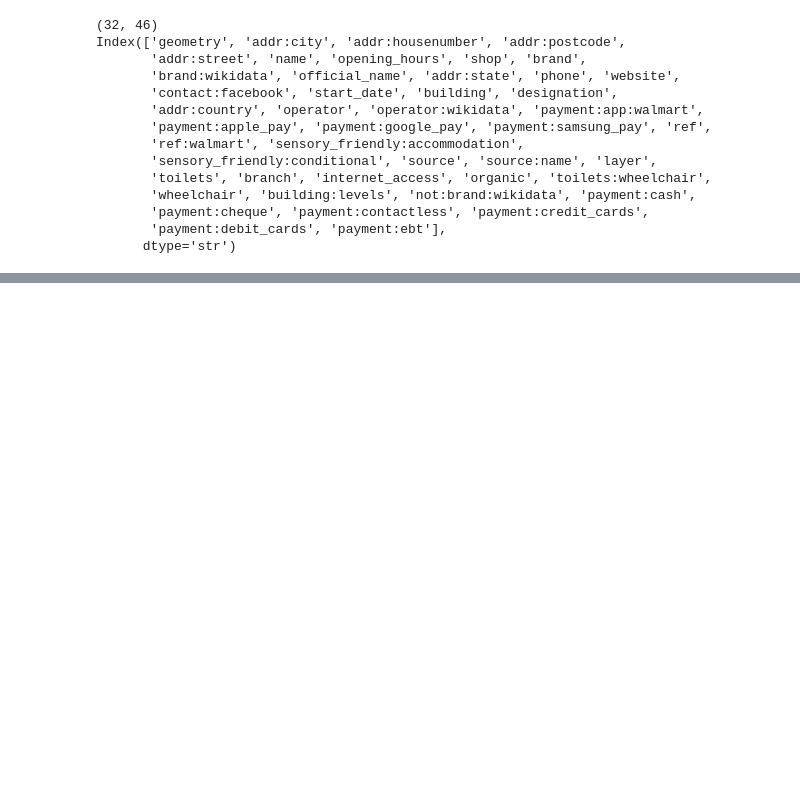
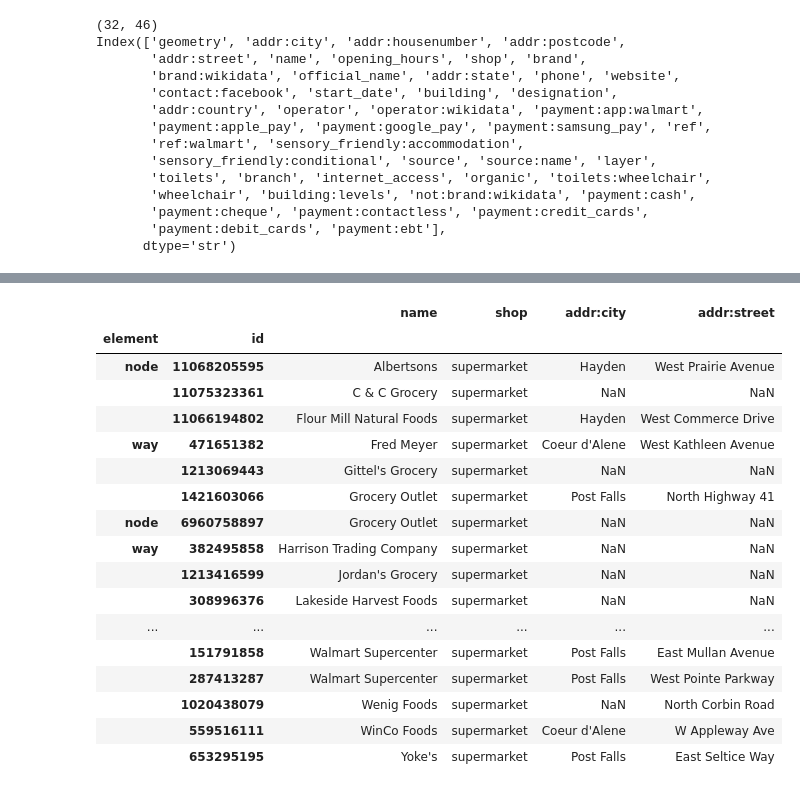
Before and after one commit to wuwu2099/grocery-access-analysis, a Jupyter notebook: notebooks/02_get_grocery_stores.ipynb, the cells around one changed output, grey strips where cells are left out. Cells and saved outputs as stored; diff of their text form; code cells hidden in the pictures; blank space fills up the shorter version.

Commit message:
Data quality review and cleaning

```diff
--- a/notebooks/02_get_grocery_stores.ipynb
+++ b/notebooks/02_get_grocery_stores.ipynb
@@ -103,0 +108,25 @@ duplicate_table.head(20)
+# %%
+stores_clean = clean_grocery_stores(stores)
+# %%
+stores_clean[
+    ["name", "shop", "addr:city", "addr:street"]
+].sort_values(["name", "addr:city"])
+# %% [output]
+|  |  | name | shop | addr:city | addr:street |
+| element | id |  |  |  |  |
+| node | 11068205595 | Albertsons | supermarket | Hayden | West Prairie Avenue |
+|  | 11075323361 | C & C Grocery | supermarket | NaN | NaN |
+|  | 11066194802 | Flour Mill Natural Foods | supermarket | Hayden | West Commerce Drive |
+| way | 471651382 | Fred Meyer | supermarket | Coeur d'Alene | West Kathleen Avenue |
+|  | 1213069443 | Gittel's Grocery | supermarket | NaN | NaN |
+|  | 1421603066 | Grocery Outlet | supermarket | Post Falls | North Highway 41 |
+| node | 6960758897 | Grocery Outlet | supermarket | NaN | NaN |
+| way | 382495858 | Harrison Trading Company | supermarket | NaN | NaN |
+|  | 1213416599 | Jordan's Grocery | supermarket | NaN | NaN |
+|  | 308996376 | Lakeside Harvest Foods | supermarket | NaN | NaN |
+| ... | ... | ... | ... | ... | ... |
+|  | 151791858 | Walmart Supercenter | supermarket | Post Falls | East Mullan Avenue |
+|  | 287413287 | Walmart Supercenter | supermarket | Post Falls | West Pointe Parkway |
+|  | 1020438079 | Wenig Foods | supermarket | NaN | North Corbin Road |
+|  | 559516111 | WinCo Foods | supermarket | Coeur d'Alene | W Appleway Ave |
+|  | 653295195 | Yoke's | supermarket | Post Falls | East Seltice Way |
```
Also changed, not shown: parts of 9 cells of this notebook, 3 other files.
